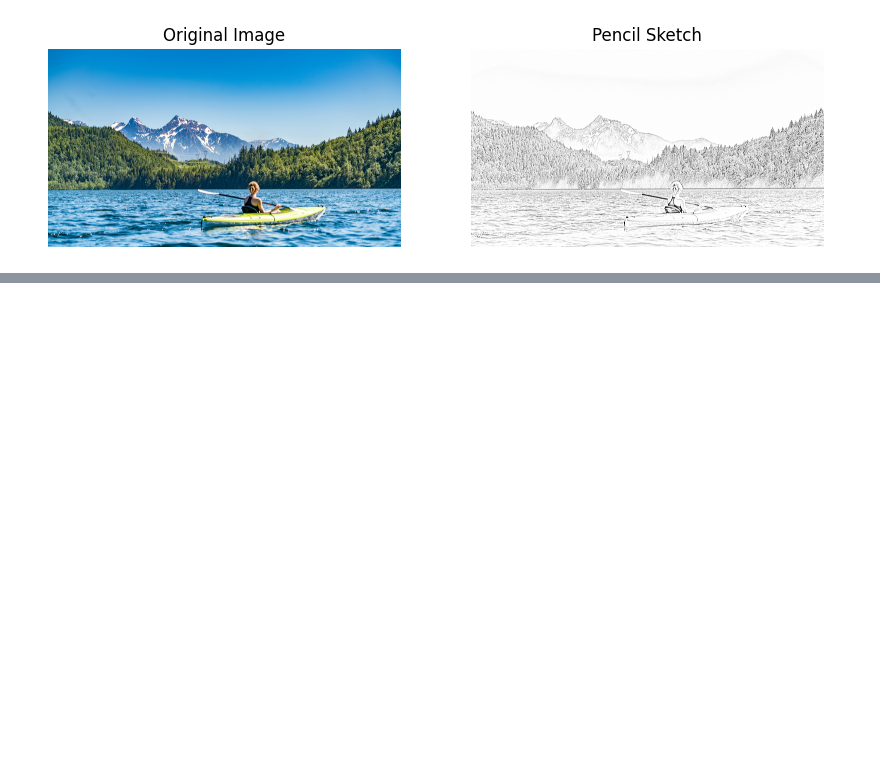
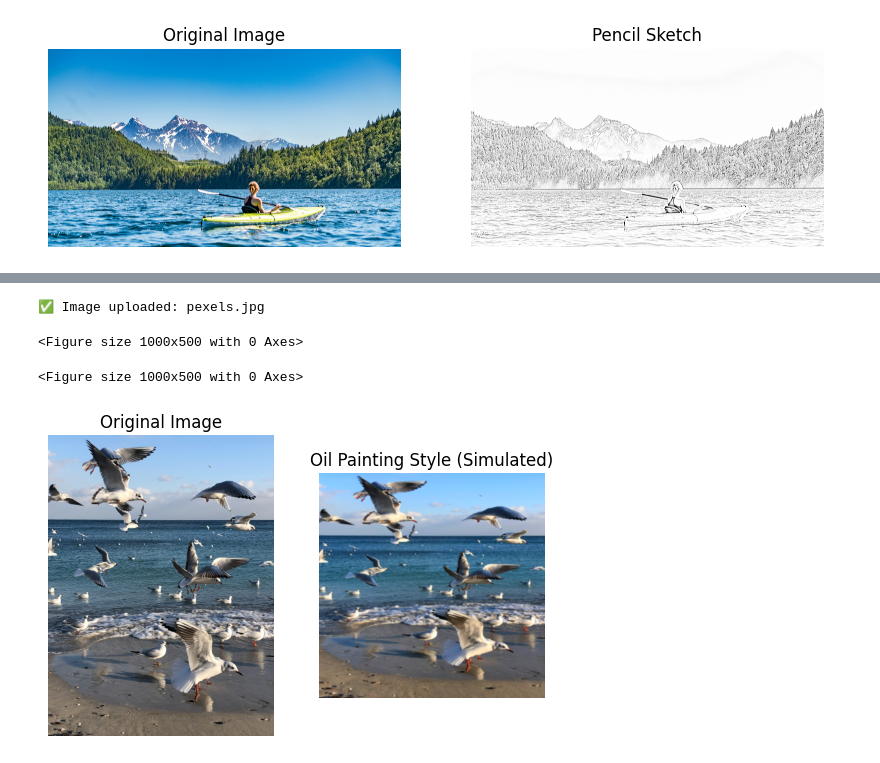
Before and after one commit to pujakr2/puja-kumari, a Jupyter notebook: AI_Based_Image_Transformation(Milestone_1).ipynb, the cells around one changed output, grey strips where cells are left out. Cells and saved outputs as stored; diff of their text form; code cells hidden in the pictures; blank space fills up the shorter version.

```diff
--- a/AI_Based_Image_Transformation(Milestone_1).ipynb
+++ b/AI_Based_Image_Transformation(Milestone_1).ipynb
@@ -405,0 +179,35 @@ optimizer = optim.LBFGS([target], lr=1.0)
+# %%
+for filename in uploaded.keys():
+    content_image = Image.open(io.BytesIO(uploaded[filename])).convert('RGB')
+    print("✅ Image uploaded:", filename)
+# %% [output]
+✅ Image uploaded: pexels.jpg
+# %%
+transform = transforms.Compose([
+    transforms.Resize((512, 512)),
+    transforms.ToTensor()
+])
+
+img_tensor = transform(content_image).unsqueeze(0)
+# %%
+stylized_tensor = adjust_saturation(gaussian_blur(img_tensor, 3), 1.5)
+# %%
+stylized_image = transforms.ToPILImage()(stylized_tensor.squeeze(0))
+# %%
+plt.figure(figsize=(10, 5))
+# %% [output]
+<Figure size 1000x500 with 0 Axes>
+<Figure size 1000x500 with 0 Axes>
+# %%
+plt.subplot(1, 2, 1)
+plt.imshow(content_image)
+plt.title("Original Image")
+plt.axis("off")
+plt.subplot(1, 2, 2)
+plt.imshow(stylized_image)
+plt.title("Oil Painting Style (Simulated)")
+plt.axis("off")
+
+plt.show()
+# %% [output]
+[figure, added]
```
Also changed, not shown: parts of 39 cells of this notebook.
